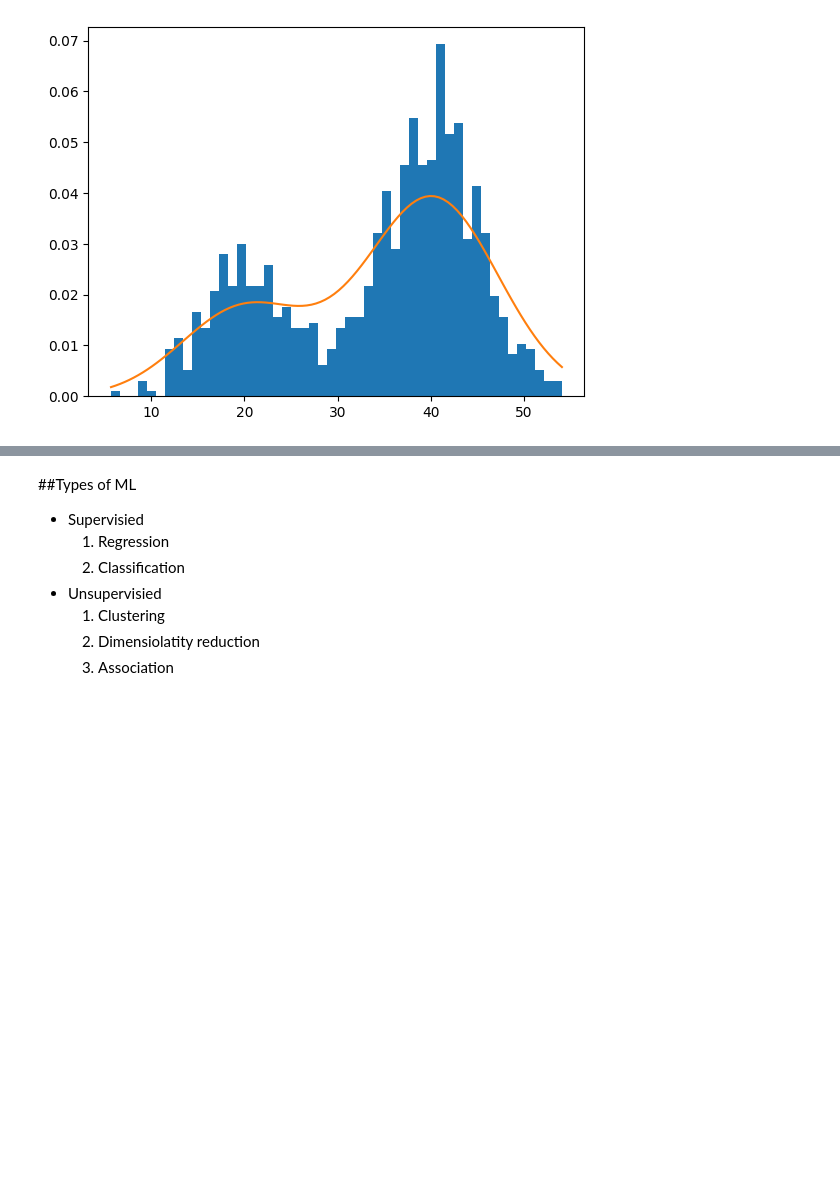
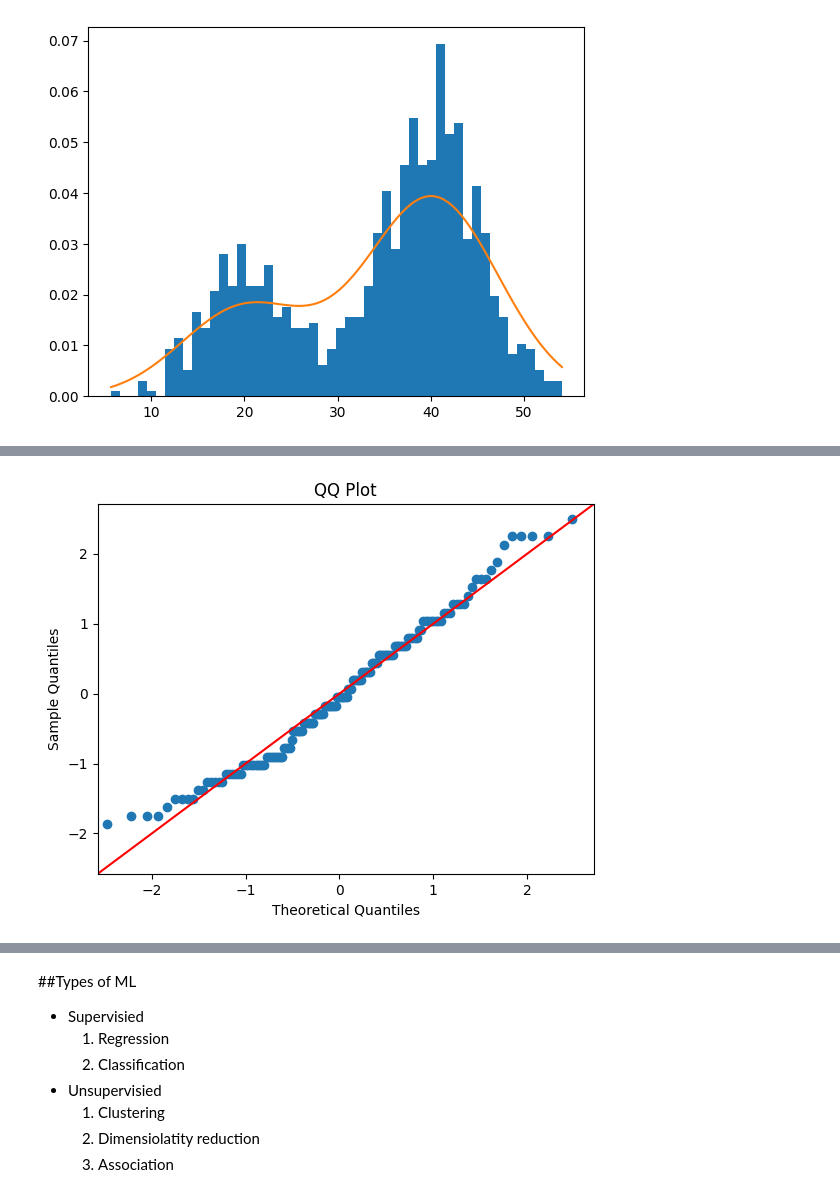
Before and after one commit to AdityaMali918/Python, a Jupyter notebook: Machine_Learning.ipynb, the cells around one changed output, grey strips where cells are left out. Cells and saved outputs as stored; diff of their text form; code cells hidden in the pictures; blank space fills up the shorter version.

```diff
--- a/Machine_Learning.ipynb
+++ b/Machine_Learning.ipynb
@@ -370,0 +491,17 @@ plt.show()
+# %%
+# using statsmodel
+import statsmodels.api as sm
+import matplotlib.pyplot as plt
+
+# Create a QQ plot of the two sets of data
+fig = sm.qqplot(df['sepal_length'], line='45', fit=True)
+
+# Add a title and labels to the plot
+plt.title('QQ Plot')
+plt.xlabel('Theoretical Quantiles')
+plt.ylabel('Sample Quantiles')
+
+# Show the plot
+plt.show()
+# %% [output]
+[figure, added]
```
Also changed, not shown: parts of 21 cells of this notebook.
